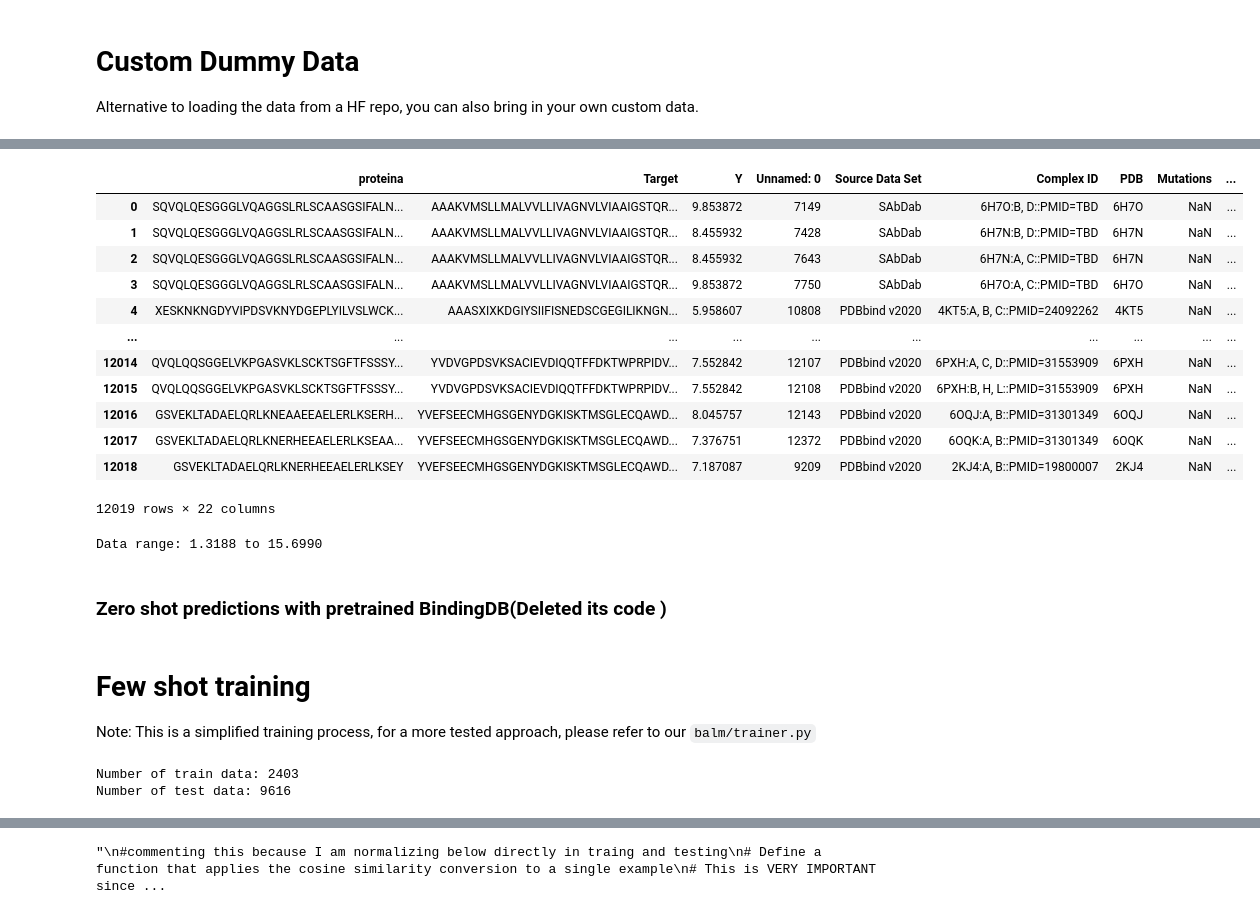
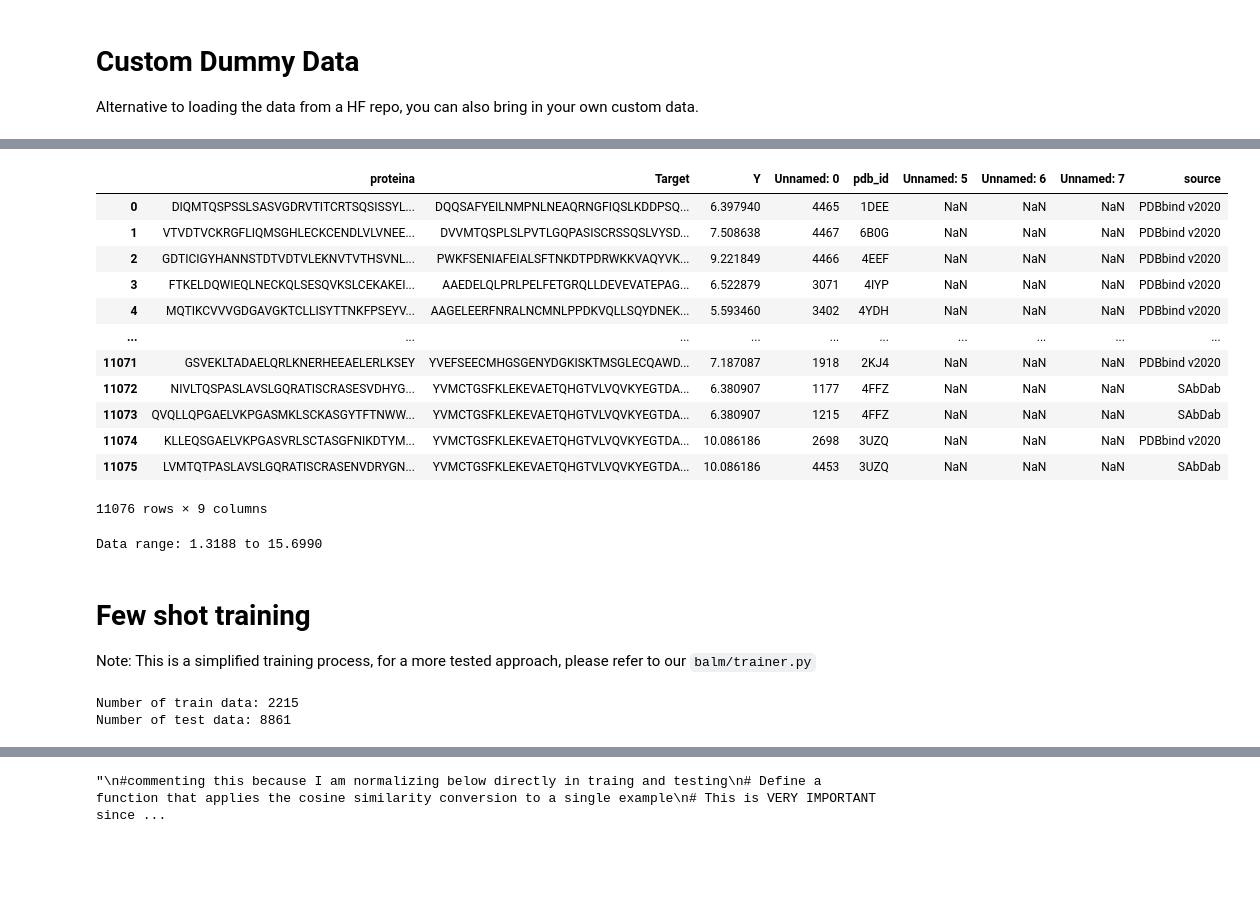
Before and after one commit to rgorantla04/BALM-PPI, a Jupyter notebook: scripts/notebooks/customwithcuratedPPB.ipynb, the cells around one changed output, grey strips where cells are left out. Saved outputs shown, nothing was run; the diff lists cells and outputs as text; code cells hidden in the pictures; blank space fills up the shorter version.

```diff
--- a/scripts/notebooks/customwithcuratedPPB.ipynb
+++ b/scripts/notebooks/customwithcuratedPPB.ipynb
@@ -72,20 +63,20 @@ Requirement already satisfied: pytz>=2020.1 in c:\users\hs494\appdata\local\anac
 # %%
-df = pd.read_excel(r"C:\Users\hs494\Downloads\BALM\scripts\notebooks\PPBAffinity_with_sequences.xlsx")
+df = pd.read_csv(r"C:\Users\hs494\Desktop\New folder (2)\BALM - Cursor\scripts\notebooks\Data.csv")
 df
 # %% [output]
-|  | proteina | Target | Y | Unnamed: 0 | Source Data Set | Complex ID | PDB | Mutations | ... |
-| 0 | SQVQLQESGGGLVQAGGSLRLSCAASGSIFALN... | AAAKVMSLLMALVVLLIVAGNVLVIAAIGSTQR... | 9.853872 | 7149 | SAbDab | 6H7O:B, D::PMID=TBD | 6H7O | NaN | ... |
-| 1 | SQVQLQESGGGLVQAGGSLRLSCAASGSIFALN... | AAAKVMSLLMALVVLLIVAGNVLVIAAIGSTQR... | 8.455932 | 7428 | SAbDab | 6H7N:B, D::PMID=TBD | 6H7N | NaN | ... |
-| 2 | SQVQLQESGGGLVQAGGSLRLSCAASGSIFALN... | AAAKVMSLLMALVVLLIVAGNVLVIAAIGSTQR... | 8.455932 | 7643 | SAbDab | 6H7N:A, C::PMID=TBD | 6H7N | NaN | ... |
-| 3 | SQVQLQESGGGLVQAGGSLRLSCAASGSIFALN... | AAAKVMSLLMALVVLLIVAGNVLVIAAIGSTQR... | 9.853872 | 7750 | SAbDab | 6H7O:A, C::PMID=TBD | 6H7O | NaN | ... |
-| 4 | XESKNKNGDYVIPDSVKNYDGEPLYILVSLWCK... | AAASXIXKDGIYSIIFISNEDSCGEGILIKNGN... | 5.958607 | 10808 | PDBbind v2020 | 4KT5:A, B, C::PMID=24092262 | 4KT5 | NaN | ... |
+|  | proteina | Target | Y | Unnamed: 0 | pdb_id | Unnamed: 5 | Unnamed: 6 | Unnamed: 7 | source |
+| 0 | DIQMTQSPSSLSASVGDRVTITCRTSQSISSYL... | DQQSAFYEILNMPNLNEAQRNGFIQSLKDDPSQ... | 6.397940 | 4465 | 1DEE | NaN | NaN | NaN | PDBbind v2020 |
+| 1 | VTVDTVCKRGFLIQMSGHLECKCENDLVLVNEE... | DVVMTQSPLSLPVTLGQPASISCRSSQSLVYSD... | 7.508638 | 4467 | 6B0G | NaN | NaN | NaN | PDBbind v2020 |
+| 2 | GDTICIGYHANNSTDTVDTVLEKNVTVTHSVNL... | PWKFSENIAFEIALSFTNKDTPDRWKKVAQYVK... | 9.221849 | 4466 | 4EEF | NaN | NaN | NaN | PDBbind v2020 |
+| 3 | FTKELDQWIEQLNECKQLSESQVKSLCEKAKEI... | AAEDELQLPRLPELFETGRQLLDEVEVATEPAG... | 6.522879 | 3071 | 4IYP | NaN | NaN | NaN | PDBbind v2020 |
+| 4 | MQTIKCVVVGDGAVGKTCLLISYTTNKFPSEYV... | AAGELEERFNRALNCMNLPPDKVQLLSQYDNEK... | 5.593460 | 3402 | 4YDH | NaN | NaN | NaN | PDBbind v2020 |
 | ... | ... | ... | ... | ... | ... | ... | ... | ... | ... |
-| 12014 | QVQLQQSGGELVKPGASVKLSCKTSGFTFSSSY... | YVDVGPDSVKSACIEVDIQQTFFDKTWPRPIDV... | 7.552842 | 12107 | PDBbind v2020 | 6PXH:A, C, D::PMID=31553909 | 6PXH | NaN | ... |
-| 12015 | QVQLQQSGGELVKPGASVKLSCKTSGFTFSSSY... | YVDVGPDSVKSACIEVDIQQTFFDKTWPRPIDV... | 7.552842 | 12108 | PDBbind v2020 | 6PXH:B, H, L::PMID=31553909 | 6PXH | NaN | ... |
-| 12016 | GSVEKLTADAELQRLKNEAAEEAELERLKSERH... | YVEFSEECMHGSGENYDGKISKTMSGLECQAWD... | 8.045757 | 12143 | PDBbind v2020 | 6OQJ:A, B::PMID=31301349 | 6OQJ | NaN | ... |
-| 12017 | GSVEKLTADAELQRLKNERHEEAELERLKSEAA... | YVEFSEECMHGSGENYDGKISKTMSGLECQAWD... | 7.376751 | 12372 | PDBbind v2020 | 6OQK:A, B::PMID=31301349 | 6OQK | NaN | ... |
-| 12018 | GSVEKLTADAELQRLKNERHEEAELERLKSEY | YVEFSEECMHGSGENYDGKISKTMSGLECQAWD... | 7.187087 | 9209 | PDBbind v2020 | 2KJ4:A, B::PMID=19800007 | 2KJ4 | NaN | ... |
+| 11071 | GSVEKLTADAELQRLKNERHEEAELERLKSEY | YVEFSEECMHGSGENYDGKISKTMSGLECQAWD... | 7.187087 | 1918 | 2KJ4 | NaN | NaN | NaN | PDBbind v2020 |
+| 11072 | NIVLTQSPASLAVSLGQRATISCRASESVDHYG... | YVMCTGSFKLEKEVAETQHGTVLVQVKYEGTDA... | 6.380907 | 1177 | 4FFZ | NaN | NaN | NaN | SAbDab |
+| 11073 | QVQLLQPGAELVKPGASMKLSCKASGYTFTNWW... | YVMCTGSFKLEKEVAETQHGTVLVQVKYEGTDA... | 6.380907 | 1215 | 4FFZ | NaN | NaN | NaN | SAbDab |
+| 11074 | KLLEQSGAELVKPGASVRLSCTASGFNIKDTYM... | YVMCTGSFKLEKEVAETQHGTVLVQVKYEGTDA... | 10.086186 | 2698 | 3UZQ | NaN | NaN | NaN | PDBbind v2020 |
+| 11075 | LVMTQTPASLAVSLGQRATISCRASENVDRYGN... | YVMCTGSFKLEKEVAETQHGTVLVQVKYEGTDA... | 10.086186 | 4453 | 3UZQ | NaN | NaN | NaN | SAbDab |
-12019 rows × 22 columns
+11076 rows × 9 columns
 # %%
 
 # Calculate bounds
@@ -94,8 +85,6 @@ data_max = df['Y'].max()
 print(f"Data range: {data_min:.4f} to {data_max:.4f}")
 # %% [output]
 Data range: 1.3188 to 15.6990
-# %% [markdown]
-### Zero shot predictions with pretrained BindingDB(Deleted its code )
 # %% [markdown]
 # Few shot training
 
@@ -109,8 +98,8 @@ train_data, test_data = train_test_split(df, train_size=0.2, random_state=1234)
 print(f"Number of train data: {len(train_data)}")
 print(f"Number of test data: {len(test_data)}")
 # %% [output]
-Number of train data: 2403
-Number of test data: 9616
+Number of train data: 2215
+Number of test data: 8861
 # %%
 # Calculate bounds from the dataset
 pkd_lower_bound = df['Y'].min()  # or set it to the value you prefer
```
Also changed, not shown: parts of 11 cells of this notebook, 15 other files.
